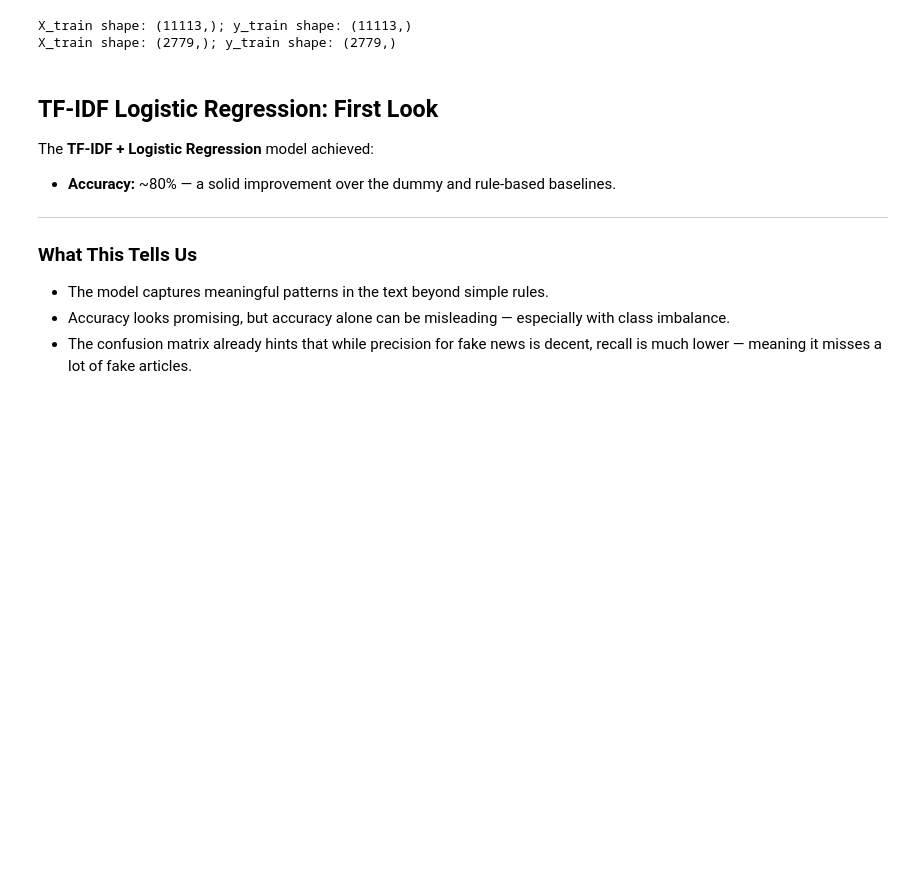
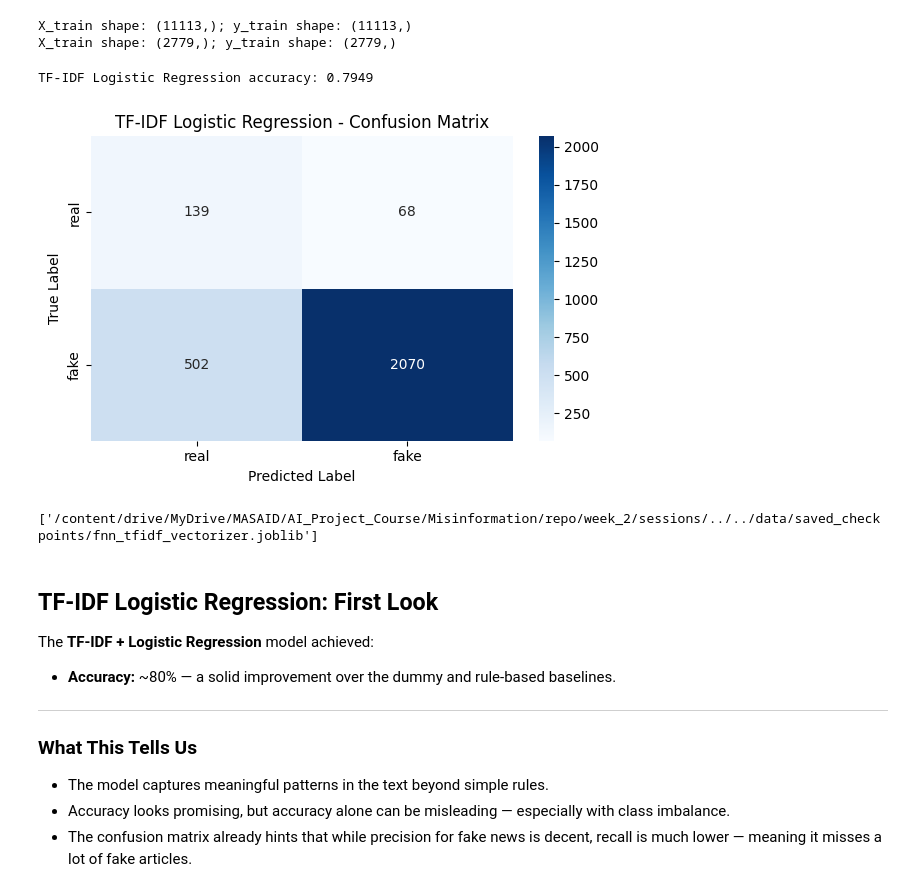
Before and after one commit to MAS-AID-AI-Project/misinformation-detection, a Jupyter notebook: week_2/sessions/w2_session_3.ipynb, the cells around one changed output. Drawn from its saved outputs; the diff is of its cells as text; code cells hidden in the pictures; blank space fills up the shorter version.

```diff
--- a/week_2/sessions/w2_session_3.ipynb
+++ b/week_2/sessions/w2_session_3.ipynb
@@ -134,7 +135,7 @@ This version includes:
 This makes sure we're starting from a consistent, reproducible version of the data pipeline.
 # %%
 # Adjust the path if needed
-data_path = base_path / Path("../../data/processed/fnn_features_all_columns.csv")
+data_path = DATA_PATH / Path("processed/fnn_features_all_columns.csv")
 
 # Load the data
 fnn_df = load_fakenewsnet_from_dataframe(data_path, verbose=True)
@@ -565,32 +566,36 @@ X_train shape: (2779,); y_train shape: (2779,)
 # %%
 # === 2. TF-IDF Vectorization ===
 # Loading the vectorizer from last session:
-vectorizer_path = base_path / Path("../../saved_checkpoints/tfidf_vectorizer.joblib")
+vectorizer_path = SAVED_CHECKPOINTS_PATH / Path("tfidf_vectorizer.joblib")
 vectorizer = joblib.load(vectorizer_path)
 X_train_tfidf = vectorizer.fit_transform(train_text)
 X_test_tfidf = vectorizer.transform(test_text)
 
 # === 3. Train Logistic Regression ===
 clf = LogisticRegression(max_iter=1000, random_state=42)
 clf.fit(X_train_tfidf, y_train)
 
 # === 4. Predict and evaluate ===
 y_pred = clf.predict(X_test_tfidf)
 log_metrics(y_pred, y_test, "TF-IDF Logistic Regression")
 
 plot_confusion_matrix(
     y_pred,
     y_test,
     labels=["real", "fake"],
     classifier_label="TF-IDF Logistic Regression",
 )
 plt.show()
 # Save the model
 
-joblib.dump(clf, base_path / Path("../../saved_checkpoints/fnn_logreg.joblib"))
+joblib.dump(clf, SAVED_CHECKPOINTS_PATH / Path("fnn_logreg.joblib"))
 joblib.dump(
-    vectorizer, base_path / Path("../../saved_checkpoints/fnn_tfidf_vectorizer.joblib")
+    vectorizer, SAVED_CHECKPOINTS_PATH / Path("fnn_tfidf_vectorizer.joblib")
 )
+# %% [output]
+TF-IDF Logistic Regression accuracy: 0.7949
+[figure, added]
+['/content/drive/MyDrive/MASAID/AI_Project_Course/Misinformation/repo/week_2/sessions/../../data/saved_checkpoints/fnn_tfidf_vectorizer.joblib']
 # %% [markdown]
 ## TF-IDF Logistic Regression: First Look
 
```
Also changed, not shown: parts of 5 cells of this notebook, 3 other files.
